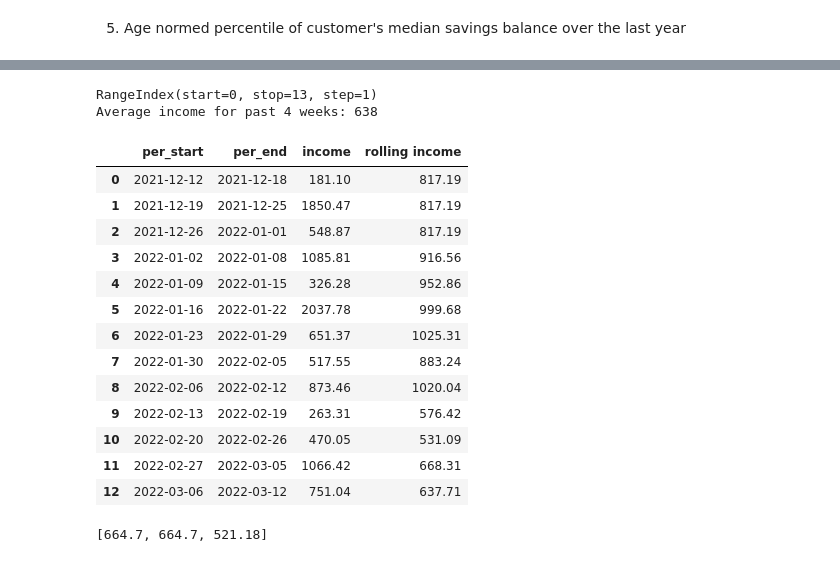
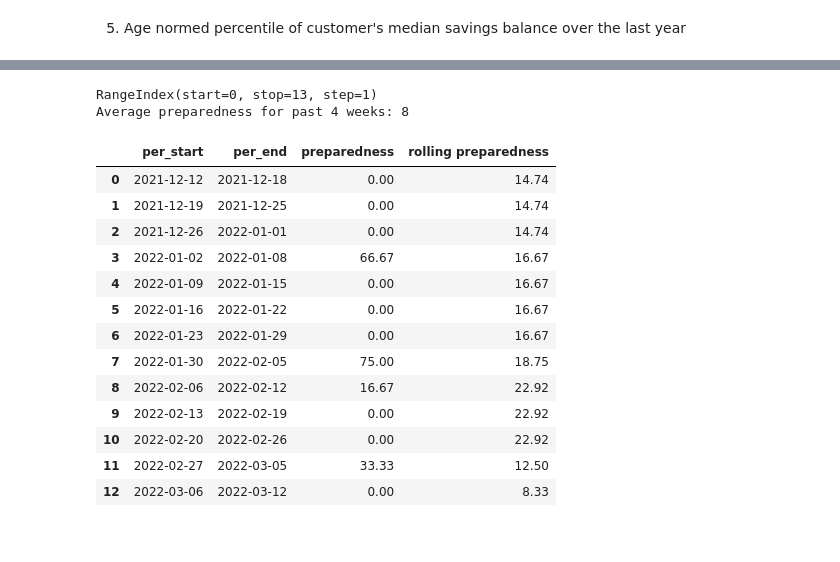
Before and after one commit to DrWardPsych/nlp_example, a Jupyter notebook: financial_wellbeing.ipynb, the cells around one changed output, grey strips where cells are left out. Drawn from its saved outputs; the diff is of its cells as text; code cells hidden in the pictures.

Commit message:
updates to f_wellbeing and scores_vis

```diff
--- a/financial_wellbeing.ipynb
+++ b/financial_wellbeing.ipynb
@@ -61,39 +32,19 @@ data[data['runningBalance.amount']<0]
 # %%
-scores.weekly_score(data,'income')
+scores.weekly_score(data,'preparedness')
 # %% [output]
 RangeIndex(start=0, stop=13, step=1)
-Average income for past 4 weeks: 638
+Average preparedness for past 4 weeks: 8
-|  | per_start | per_end | income | rolling income |
-| 0 | 2021-12-12 | 2021-12-18 | 181.10 | 817.19 |
-| 1 | 2021-12-19 | 2021-12-25 | 1850.47 | 817.19 |
-| 2 | 2021-12-26 | 2022-01-01 | 548.87 | 817.19 |
-| 3 | 2022-01-02 | 2022-01-08 | 1085.81 | 916.56 |
-| 4 | 2022-01-09 | 2022-01-15 | 326.28 | 952.86 |
-| 5 | 2022-01-16 | 2022-01-22 | 2037.78 | 999.68 |
-| 6 | 2022-01-23 | 2022-01-29 | 651.37 | 1025.31 |
-| 7 | 2022-01-30 | 2022-02-05 | 517.55 | 883.24 |
-| 8 | 2022-02-06 | 2022-02-12 | 873.46 | 1020.04 |
-| 9 | 2022-02-13 | 2022-02-19 | 263.31 | 576.42 |
-| 10 | 2022-02-20 | 2022-02-26 | 470.05 | 531.09 |
-| 11 | 2022-02-27 | 2022-03-05 | 1066.42 | 668.31 |
-| 12 | 2022-03-06 | 2022-03-12 | 751.04 | 637.71 |
+|  | per_start | per_end | preparedness | rolling preparedness |
+| 0 | 2021-12-12 | 2021-12-18 | 0.00 | 14.74 |
+| 1 | 2021-12-19 | 2021-12-25 | 0.00 | 14.74 |
+| 2 | 2021-12-26 | 2022-01-01 | 0.00 | 14.74 |
+| 3 | 2022-01-02 | 2022-01-08 | 66.67 | 16.67 |
+| 4 | 2022-01-09 | 2022-01-15 | 0.00 | 16.67 |
+| 5 | 2022-01-16 | 2022-01-22 | 0.00 | 16.67 |
+| 6 | 2022-01-23 | 2022-01-29 | 0.00 | 16.67 |
+| 7 | 2022-01-30 | 2022-02-05 | 75.00 | 18.75 |
+| 8 | 2022-02-06 | 2022-02-12 | 16.67 | 22.92 |
+| 9 | 2022-02-13 | 2022-02-19 | 0.00 | 22.92 |
+| 10 | 2022-02-20 | 2022-02-26 | 0.00 | 22.92 |
+| 11 | 2022-02-27 | 2022-03-05 | 33.33 | 12.50 |
+| 12 | 2022-03-06 | 2022-03-12 | 0.00 | 8.33 |
-# %%
-df = data.copy()
-df_dates = extract_time.create_time_bins(data,'M')
-scores = []
-preparedness_score = []
-for i in df_dates.index:
-    start = pd.Timestamp(df_dates.iloc[i]['per_start'])
-    #print(start)
-    end =  pd.Timestamp(df_dates.iloc[i]['per_end'])
-    #print(end)
-    df_month = df[(df.timestamp.dt.date>=start)&(df.timestamp.dt.date<end)]
-    score = round(0-(df_month[(df_month.need_want=='Essential')|((df_month.transaction_class=='Loans&Credit')&(df_month.type=='DEBIT'))]['amount'].sum()),2)
-    #print(score)
-    scores.append(score)
-
-
-
-print(scores)
-# %% [output]
-[664.7, 664.7, 521.18]
```
Also changed, not shown: parts of 11 cells of this notebook, 5 other files.
